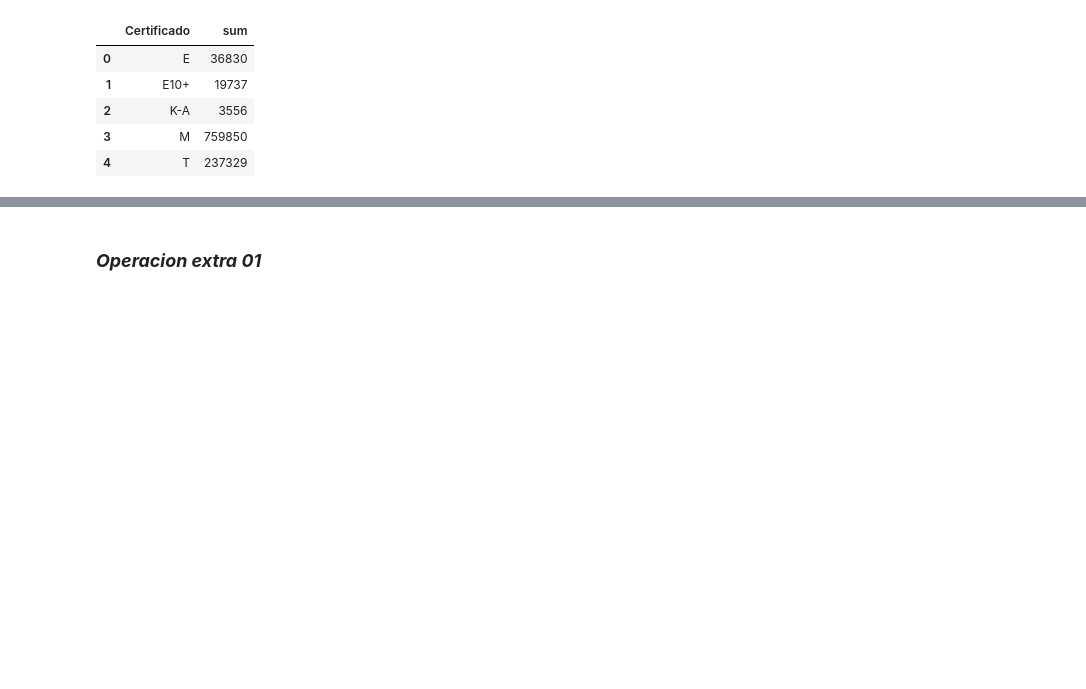
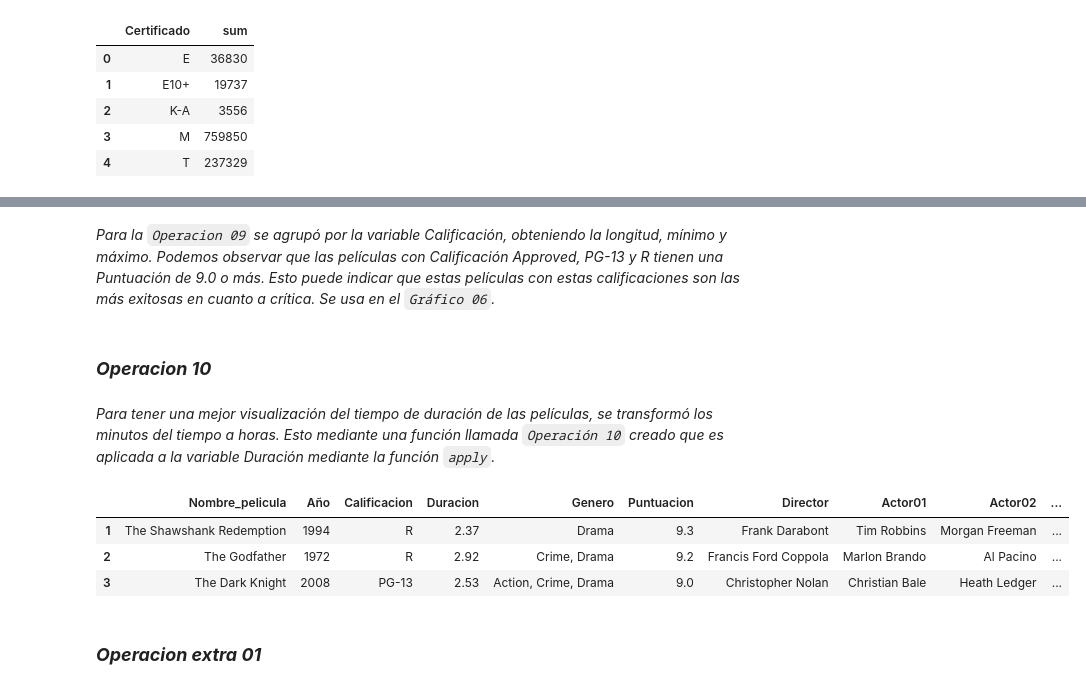
Before and after one commit to piero0090/RepoData2, a Jupyter notebook: Python_Analisis.ipynb, the cells around one changed output, grey strips where cells are left out. Saved outputs shown, nothing was run; the diff lists cells and outputs as text; code cells hidden in the pictures; blank space fills up the shorter version.

```diff
--- a/Python_Analisis.ipynb
+++ b/Python_Analisis.ipynb
@@ -212,0 +194,2 @@ videogamesCertif.head()
+# %% [markdown]
+*Para la `Operacion 09` se agrupó por la variable Calificación, obteniendo la longitud, mínimo y máximo. Podemos observar que las películas con Calificación Approved, PG-13 y R tienen una Puntuación de 9.0 o más. Esto puede indicar que estas películas con estas calificaciones son las más exitosas en cuanto a crítica. Se usa en el `Gráfico 06`.*
@@ -213,3 +198,18 @@ videogamesCertif.head()
+# %% [markdown]
+### ***Operacion 10***
+# %% [markdown]
+*Para tener una mejor visualización del tiempo de duración de las películas, se transformó los minutos del tiempo a horas. Esto mediante una función llamada `Operación 10` creado que es aplicada a la variable Duración mediante la función `apply`.*
+# %%
+def Operacion10(h):
+    return np.round(h/60, 2)
+df01['Duracion'] = df01['Duracion'].apply(Operacion10)
+# %%
+df01.head(3)
+# %% [output]
+|  | Nombre_pelicula | Año | Calificacion | Duracion | Genero | Puntuacion | Director | Actor01 | Actor02 | ... |
+| 1 | The Shawshank Redemption | 1994 | R | 2.37 | Drama | 9.3 | Frank Darabont | Tim Robbins | Morgan Freeman | ... |
+| 2 | The Godfather | 1972 | R | 2.92 | Crime, Drama | 9.2 | Francis Ford Coppola | Marlon Brando | Al Pacino | ... |
+| 3 | The Dark Knight | 2008 | PG-13 | 2.53 | Action, Crime, Drama | 9.0 | Christopher Nolan | Christian Bale | Heath Ledger | ... |
 # %% [markdown]
 ### ***Operacion extra 01***
 # %% [markdown]
```
Also changed, not shown: parts of 22 cells of this notebook.
